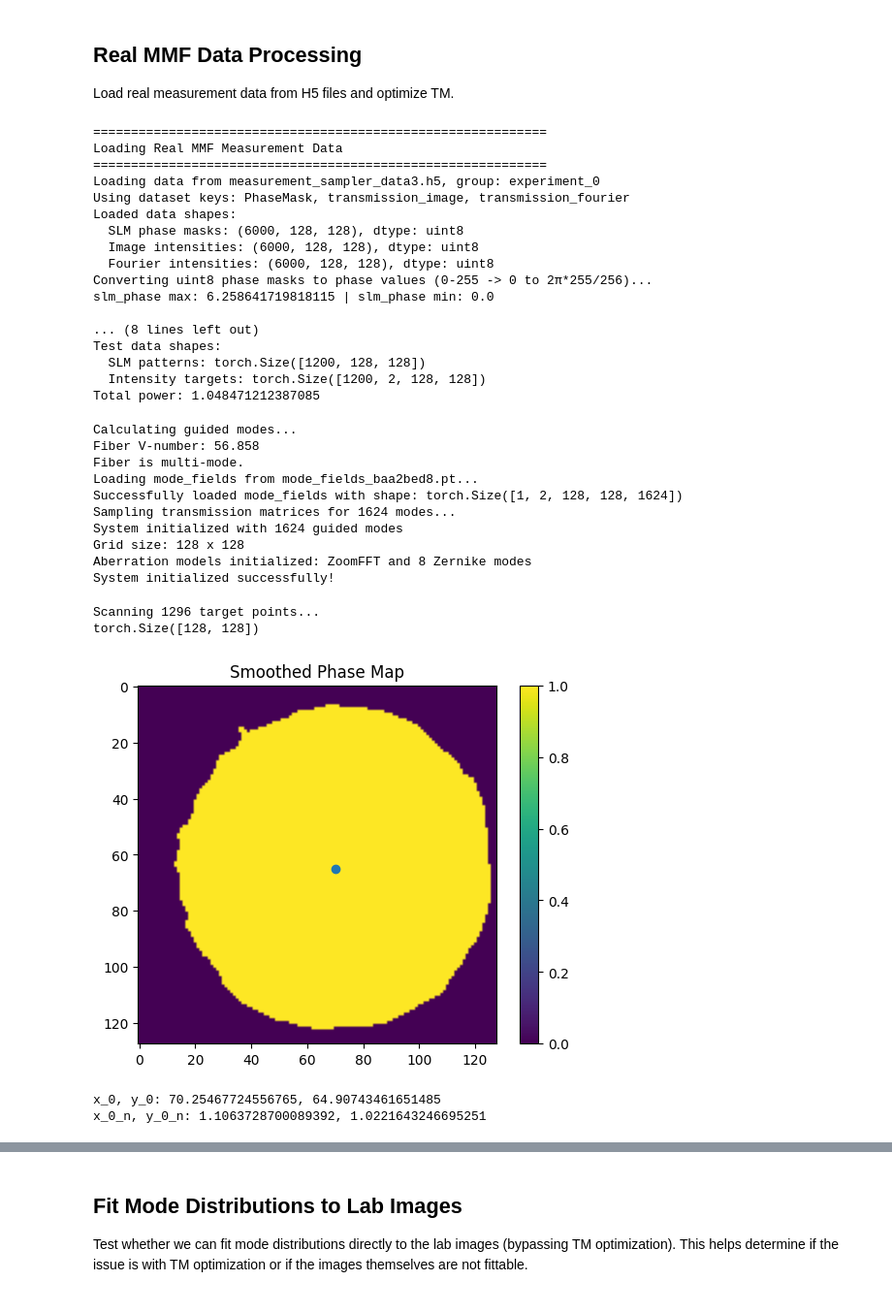
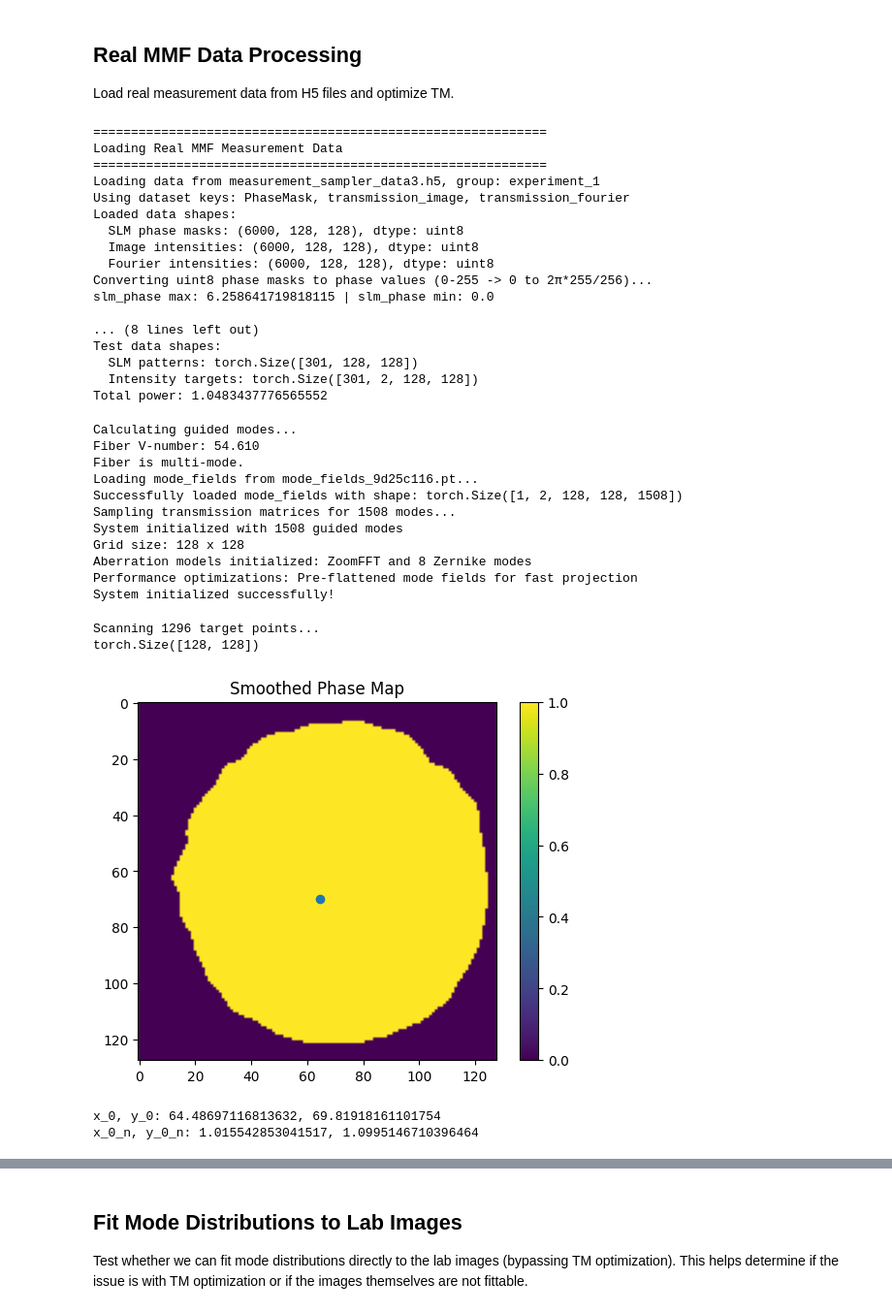
Before and after one commit to dvirmarsh/TM_aquisition, a Jupyter notebook: TM_retrieve.ipynb, the cells around one changed output, grey strips where cells are left out. Shown at 97% size. Cells and saved outputs as stored; diff of their text form; code cells hidden in the pictures.

```diff
--- a/TM_retrieve.ipynb
+++ b/TM_retrieve.ipynb
@@ -565,8 +749,8 @@ Load real measurement data from H5 files and optimize TM.
 # ===== Real MMF Data Processing =====
 # Configuration
 h5_file_path = "measurement_sampler_data3.h5"  # Update with your H5 file path
-experiment_group = "experiment_0"  # Update with the experiment group name
-train_test_ratio = 0.8  # 80% training, 20% testing
+experiment_group = "experiment_1"  # Update with the experiment group name
+train_test_ratio = 0.95  # 80% training, 20% testing
 
 # List available experiments (uncomment to see available groups)
 # list_h5_experiments(h5_file_path)
@@ -608,7 +792,7 @@ print(f"Total power: {tot_power[0]/tot_power[1]*(dx_final['tran']['im']/dx_final
 ============================================================
 Loading Real MMF Measurement Data
 ============================================================
-Loading data from measurement_sampler_data3.h5, group: experiment_0
+Loading data from measurement_sampler_data3.h5, group: experiment_1
 Using dataset keys: PhaseMask, transmission_image, transmission_fourier
 Loaded data shapes:
   SLM phase masks: (6000, 128, 128), dtype: uint8
@@ -619,9 +803,9 @@ slm_phase max: 6.258641719818115 | slm_phase min: 0.0
 
 ... (8 lines left out)
 Test data shapes:
-  SLM patterns: torch.Size([1200, 128, 128])
-  Intensity targets: torch.Size([1200, 2, 128, 128])
-Total power: 1.048471212387085
+  SLM patterns: torch.Size([301, 128, 128])
+  Intensity targets: torch.Size([301, 2, 128, 128])
+Total power: 1.0483437776565552
 # %%
 # Initialize the system
 tm_system_real = TMMeasurementSystem(
@@ -632,19 +816,20 @@ tm_system_real = TMMeasurementSystem(
     zernike_n_modes=8,
     lab_data=False,
     dx=dx_final['tran'],
-    enforce_symmetric_tm=False
+    enforce_symmetric_tm=True
 )
 print("System initialized successfully!")
 # %% [output]
 Calculating guided modes...
-Fiber V-number: 56.858
+Fiber V-number: 54.610
 Fiber is multi-mode.
-Loading mode_fields from mode_fields_baa2bed8.pt...
-Successfully loaded mode_fields with shape: torch.Size([1, 2, 128, 128, 1624])
-Sampling transmission matrices for 1624 modes...
-System initialized with 1624 guided modes
+Loading mode_fields from mode_fields_9d25c116.pt...
+Successfully loaded mode_fields with shape: torch.Size([1, 2, 128, 128, 1508])
+Sampling transmission matrices for 1508 modes...
+System initialized with 1508 guided modes
 Grid size: 128 x 128
 Aberration models initialized: ZoomFFT and 8 Zernike modes
+Performance optimizations: Pre-flattened mode fields for fast projection
 System initialized successfully!
 # %%
 import torch
@@ -686,7 +871,7 @@ def median_filter_pytorch(input_tensor, kernel_size):
 
     return output_tensor
 
-def get_aggregated_active_pupil(slm_phases, intensity_images, grid_step=3, percentile=95):
+def get_aggregated_active_pupil(slm_phases, intensity_images, grid_step=3, percentile=90):
     """
     Recovers the full active pupil by aggregating correlation maps from multiple output targets.
 
@@ -742,50 +927,51 @@ def get_aggregated_active_pupil(slm_phases, intensity_images, grid_step=3, perce
             raw_map = torch.einsum('nhw,ncd->hw', phasors_norm.conj(), sig_norm) / N
             raw_map = raw_map.abs()
             # Median filter requires an extra dimension (N=1, C=1, H, W)
-            raw_map_unsq = raw_map.unsqueeze(0).unsqueeze(0)
-            filtered_map = median_filter_pytorch(raw_map_unsq, 5)
+            filtered_map = raw_map.unsqueeze(0).unsqueeze(0)
+            for i in range(5):
+                filtered_map = median_filter_pytorch(filtered_map, 5)
             raw_map = filtered_map.squeeze(0).squeeze(0)
 
             # D. Dynamic Thresholding (The Key Step)
             # Find the value separating the top (100-percentile)% pixels
             # We flatten to use quantile
             thresh_val = torch.quantile(raw_map.view(-1), percentile / 100.0)
             # Create a binary mask of "active pixels" for this specific mode
             active_mask = (raw_map > thresh_val).float()
-            mean_map = raw_map.mean()
-            std_map = raw_map.std()
-            active_mask = (raw_map > mean_map + 2*std_map)
+            # mean_map = raw_map.mean()
+            # std_map = raw_map.std()
+            # active_mask = (raw_map > mean_map + 1.0*std_map)
             # E. Accumulate
             # We add the binary mask. Pixels that are active for MANY modes will have high values.
             master_pupil_map += active_mask*raw_map
 
     return master_pupil_map
 
 import scipy.ndimage
 
-phase_map = get_aggregated_active_pupil(train_data['slm_patterns'], train_data['intensity_targets'][:,1], grid_step=3)
+phase_map = get_aggregated_active_pupil(train_data['slm_patterns'], train_data['intensity_targets'][:,1], grid_step=3, percentile=97)
 
 # Smooth the phase_map using a Gaussian filter
 phase_map_np = phase_map.detach().cpu().numpy()
 smoothed_phase_map = scipy.ndimage.gaussian_filter(phase_map_np, sigma=2)
-mask = smoothed_phase_map > 0.21
+slm_mask = smoothed_phase_map > 0.24
 plt.figure()
-plt.imshow(mask)
+plt.imshow(slm_mask)
 plt.colorbar()
 plt.title("Smoothed Phase Map")
 print(phase_map.shape)
-mask = mask/np.sum(mask)
+slm_mask = slm_mask/np.sum(slm_mask)
 x = np.linspace(0, 127, 128)
-X,Y = np.meshgrid(x,x)
-x_0 = np.sum(X*mask)
-y_0 = np.sum(Y*mask)
-plt.scatter(x_0, y_0)
+Y, X = np.meshgrid(x,x)
+x_0_slm = np.sum(X*slm_mask)
+y_0_slm = np.sum(Y*slm_mask)
+plt.scatter(x_0_slm, y_0_slm)
 plt.show()
-print(f"x_0, y_0: {x_0}, {y_0}")
-print(f"x_0_n, y_0_n: {x_0/63.5}, {y_0/63.5}")
+print(f"x_0, y_0: {x_0_slm}, {y_0_slm}")
+print(f"x_0_n, y_0_n: {x_0_slm/63.5}, {y_0_slm/63.5}")
 # %% [output]
 Scanning 1296 target points...
 torch.Size([128, 128])
-[figure, old version]
+[figure, new version]
-x_0, y_0: 70.25467724556765, 64.90743461651485
-x_0_n, y_0_n: 1.1063728700089392, 1.0221643246695251
+x_0, y_0: 64.48697116813632, 69.81918161101754
+x_0_n, y_0_n: 1.015542853041517, 1.0995146710396464
```
Also changed, not shown: parts of 18 cells of this notebook.
